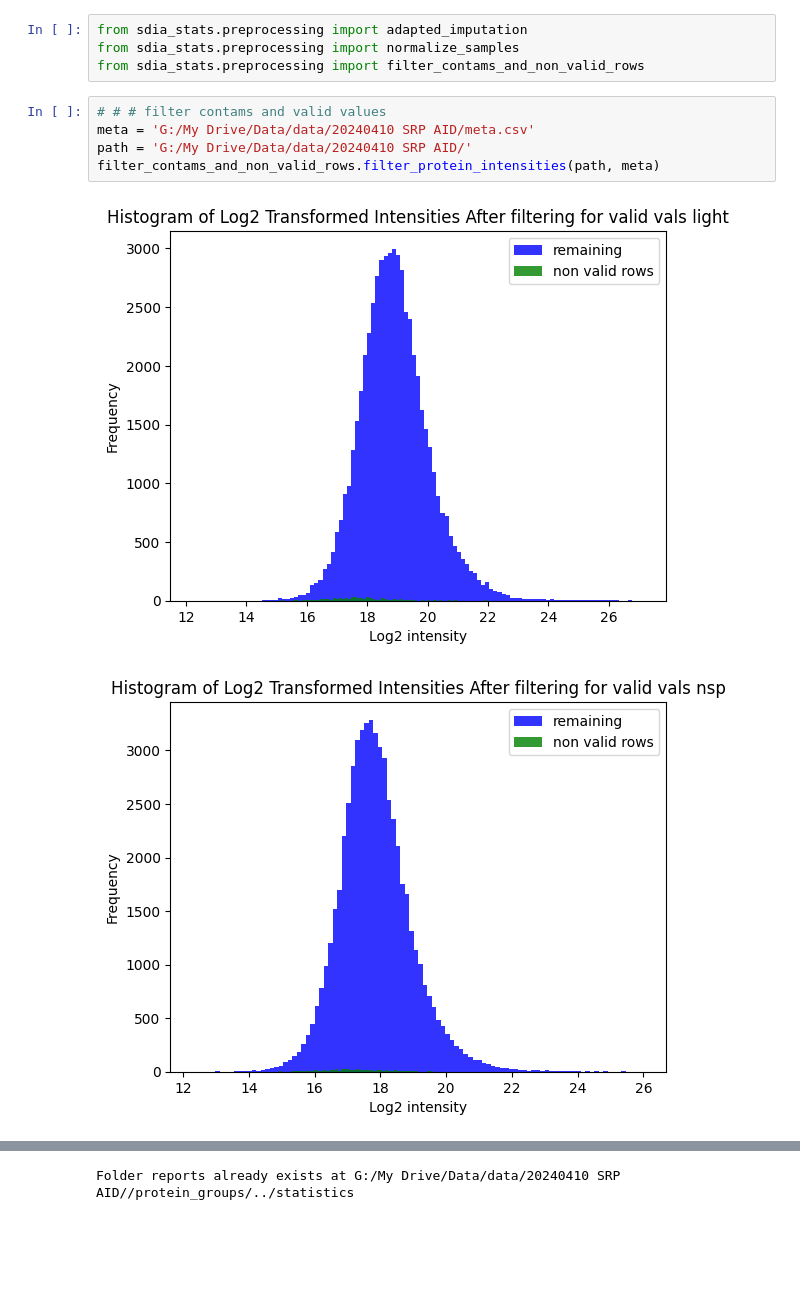
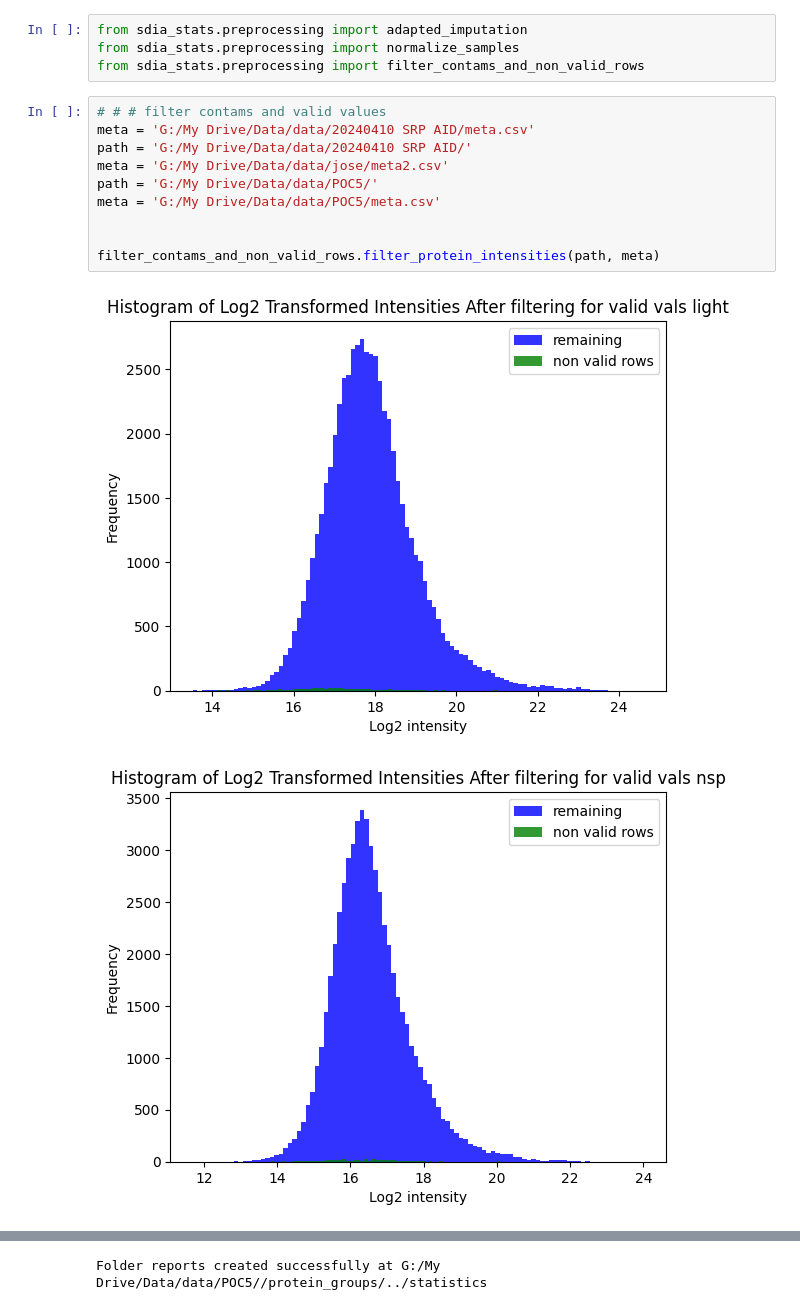
Before and after one commit to rkerrid/silac_dia_statistics, a Jupyter notebook: examples/Preprocessing/filtering.ipynb, the cells around one changed output, grey strips where cells are left out. Drawn from its saved outputs; the diff is of its cells as text; blank space fills up the shorter version.

```diff
--- a/examples/Preprocessing/filtering.ipynb
+++ b/examples/Preprocessing/filtering.ipynb
@@ -9,8 +9,13 @@ from sdia_stats.preprocessing import filter_contams_and_non_valid_rows
 # %%
 # # # filter contams and valid values
 meta = 'G:/My Drive/Data/data/20240410 SRP AID/meta.csv'
 path = 'G:/My Drive/Data/data/20240410 SRP AID/'
+meta = 'G:/My Drive/Data/data/jose/meta2.csv'
+path = 'G:/My Drive/Data/data/POC5/'
+meta = 'G:/My Drive/Data/data/POC5/meta.csv'
+
+
 filter_contams_and_non_valid_rows.filter_protein_intensities(path, meta)
 # %% [output]
-[figure, old version]
+[figure, new version]
-[figure, old version]
+[figure, new version]
@@ -19 +24 @@ filter_contams_and_non_valid_rows.filter_protein_intensities(path, meta)
-Folder reports already exists at G:/My Drive/Data/data/20240410 SRP AID//protein_groups/../statistics
+Folder reports created successfully at G:/My Drive/Data/data/POC5//protein_groups/../statistics
```
Also changed, not shown: parts of 1 cell of this notebook, 9 other files.
